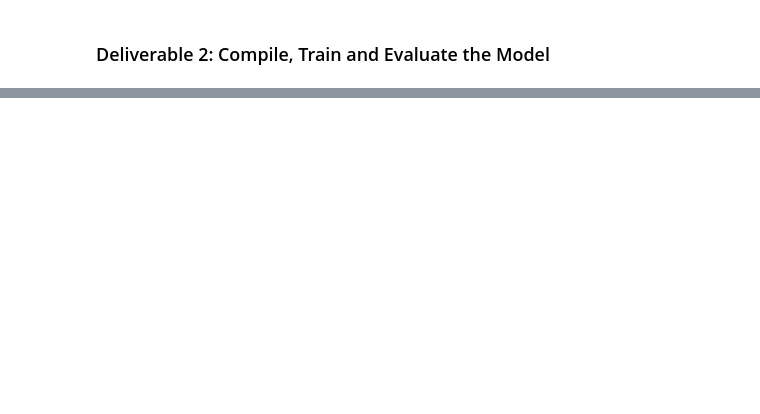
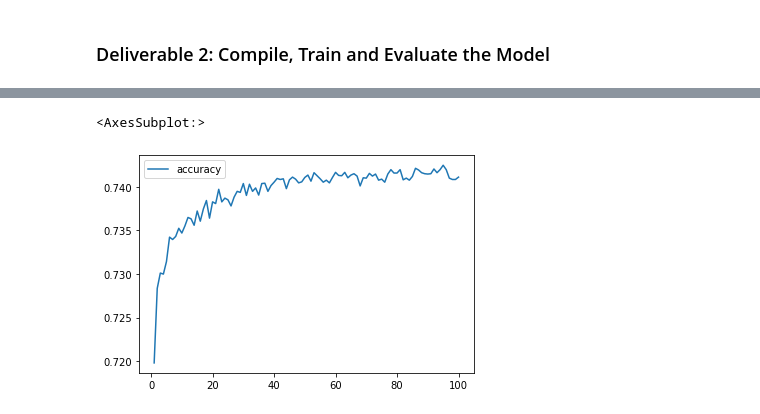
Before and after one commit to kobertlam/Neural_Network_Charity_Analysis, a Jupyter notebook: AlphabetSoupCharity_Optimization.ipynb, the cells around one changed output, grey strips where cells are left out. Drawn from its saved outputs; the diff is of its cells as text; code cells hidden in the pictures; blank space fills up the shorter version.

```diff
--- a/AlphabetSoupCharity_Optimization.ipynb
+++ b/AlphabetSoupCharity_Optimization.ipynb
@@ -147,6 +158,6 @@ classification_counts.plot.density()
 # %%
-# Determine which values to replace if counts are less than 1000
-replace_class = list(classification_counts[classification_counts < 1000].index)
+# Determine which values to replace if counts are less than 150
+replace_class = list(classification_counts[classification_counts < 150].index)
 
 # Replace in dataframe
 for cls in replace_class:
@@ -246,18 +262,22 @@ X_test_scaled = X_scaler.transform(X_test)
 # %%
 # Define the model - deep neural net, i.e., the number of input features and hidden nodes for each layer.
 number_input_features = len(X_train[0])
-hidden_nodes_layer1 = 80
-hidden_nodes_layer2 = 30
+hidden_nodes_layer1 = 120
+hidden_nodes_layer2 = 60
+hidden_nodes_layer3 = 30
 
 nn = tf.keras.models.Sequential()
 
 # First hidden layer
 nn.add(
-    tf.keras.layers.Dense(units=hidden_nodes_layer1, input_dim=number_input_features, activation="relu")
+    tf.keras.layers.Dense(units=hidden_nodes_layer1, input_dim=number_input_features, activation="tanh")
 )
 
 # Second hidden layer
-nn.add(tf.keras.layers.Dense(units=hidden_nodes_layer2, activation="relu"))
+nn.add(tf.keras.layers.Dense(units=hidden_nodes_layer2, activation="tanh"))
+
+# Third hidden layer
+nn.add(tf.keras.layers.Dense(units=hidden_nodes_layer3, activation="tanh"))
 
 # Output layer
 nn.add(tf.keras.layers.Dense(units=1, activation="sigmoid"))
@@ -317,3 +339,12 @@ Epoch 100: saving model to checkpoints\weights.100.hdf5
+# %%
+# Create a DataFrame containing training history
+history_df = pd.DataFrame(fit_model.history, index=range(1,len(fit_model.history["loss"])+1))
+
+# Plot the accuracy
+history_df.plot(y="accuracy")
+# %% [output]
+<AxesSubplot:>
+[figure, added]
 # %%
 # Evaluate the model using the test data
 model_loss, model_accuracy = nn.evaluate(X_test_scaled,y_test,verbose=2)
```
Also changed, not shown: parts of 18 cells of this notebook, 23 other files.
